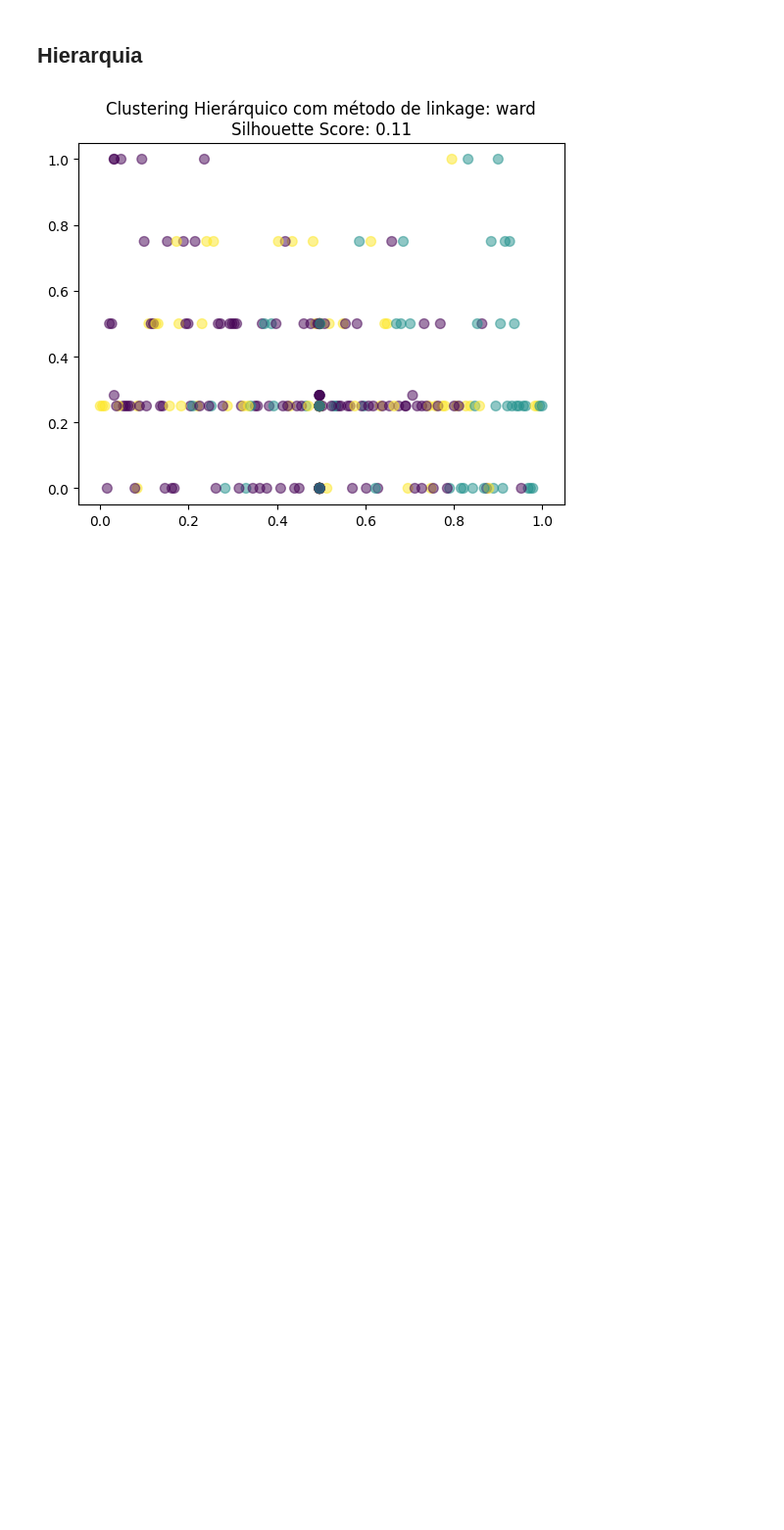
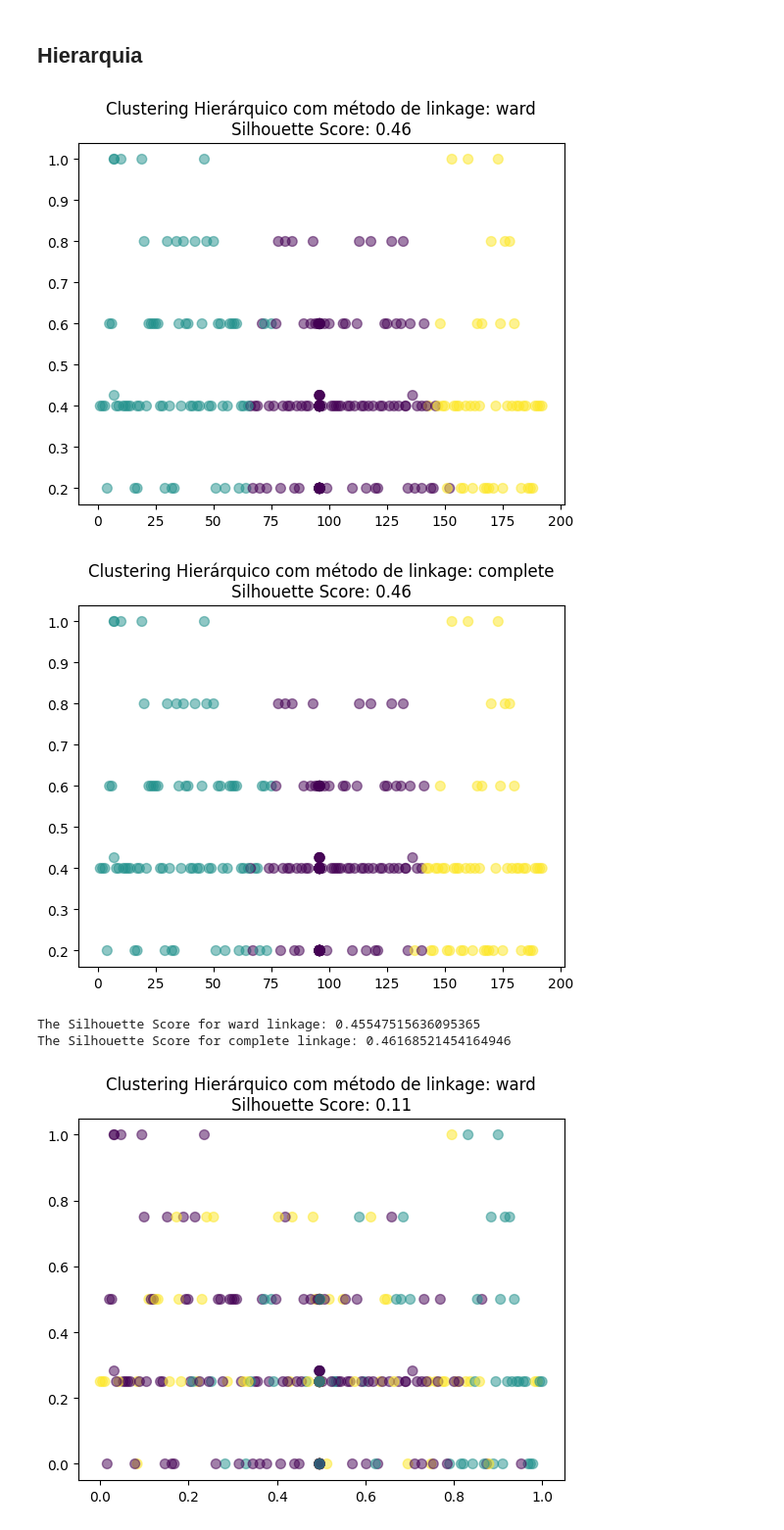
Before and after one commit to felipeduartea/projeto-ia, a Jupyter notebook: Trabalho_IA.ipynb, the cells around one changed output. Shown at 98% size. Cells and saved outputs as stored; diff of their text form; code cells hidden in the pictures; blank space fills up the shorter version.

```diff
--- a/Trabalho_IA.ipynb
+++ b/Trabalho_IA.ipynb
@@ -84,6 +88,8 @@ df.drop(columns=['min_height', 'max_height', 'min_weight', 'max_weight',
 df['popularity'] = pd.to_numeric(df['popularity'], errors='coerce')
 
 df = df.apply(lambda x: x.fillna(x.mean()) if x.name != 'group' else x, axis=0)
+# %%
+df2 = df
 # %% [markdown]
 ### Normalizando os dados
 # %%
@@ -376,0 +408,3 @@ plt.show()
+# %%
+kmeans = KMeans(n_clusters = 3, random_state = 42, n_init='auto')
+kmeans.fit(df2)
@@ -388,5 +432,30 @@ silhouette_score(df_X, kmeans.fit_predict(df_X))
 # %% [markdown]
 ## Hierarquia
+# %%
+k = 3
+linkage_methods = ['ward', 'complete']
+
+silhouette_scores = {}
+
+for linkage_method in linkage_methods:
+    clustering = AgglomerativeClustering(n_clusters=k, linkage=linkage_method)
+    clustering.fit(df2)
+
+    score = silhouette_score(df2, clustering.labels_)
+    silhouette_scores[linkage_method] = score
+
+    plt.figure()
+    plt.scatter(df2.iloc[:, 0], df2.iloc[:, 1], c=clustering.labels_, cmap='viridis', s=50, alpha=0.5)
+    plt.title(f'Clustering Hierárquico com método de linkage: {linkage_method}\nSilhouette Score: {score:.2f}')
+    plt.show()
+
+for method, score in silhouette_scores.items():
+    print(f"The Silhouette Score for {method} linkage: {score}")
+# %% [output]
+[figure, added]
+[figure, added]
+The Silhouette Score for ward linkage: 0.45547515636095365
+The Silhouette Score for complete linkage: 0.46168521454164946
 # %%
 k = 3
 linkage_methods = ['ward', 'complete']
```
Also changed, not shown: parts of 23 cells of this notebook.
